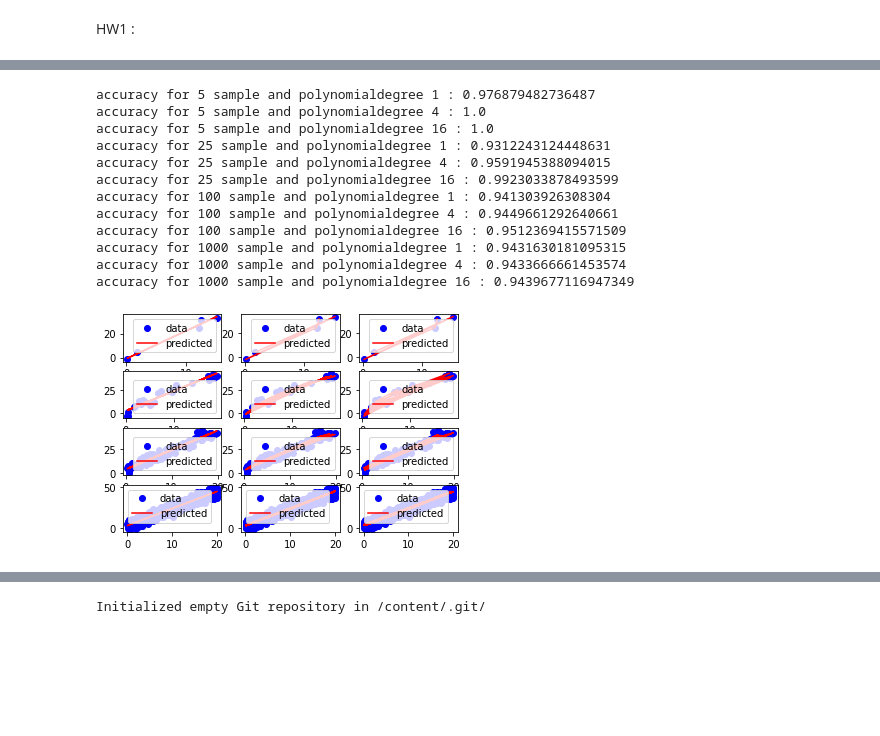
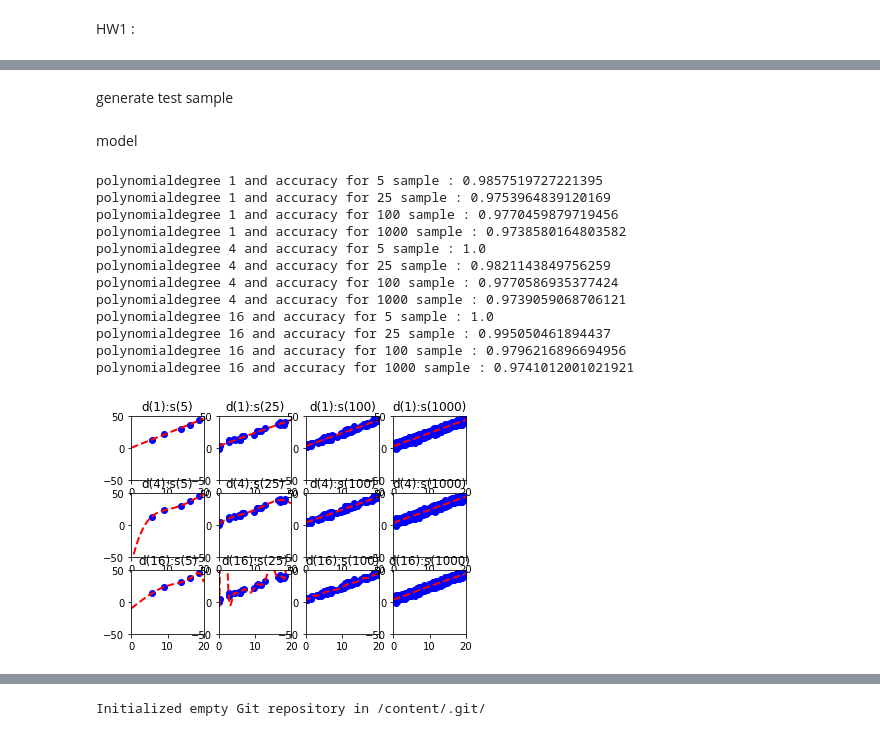
Before and after one commit to ameneh1376/winter_AI_school, a Jupyter notebook: hw1.ipynb, the cells around one changed output, grey strips where cells are left out. Saved outputs shown, nothing was run; the diff lists cells and outputs as text; code cells hidden in the pictures; blank space fills up the shorter version.

```diff
--- a/hw1.ipynb
+++ b/hw1.ipynb
@@ -36,30 +32,54 @@ for i in range(4):
+# %%
+degree = [1,4,16]
+new_features = [[],[],[]]
+
+for i in range(4):
+  X[i] = X[i].reshape(-1,1)
+  for j in range(3):
+    poly = PolynomialFeatures(degree[j])  # extract power of feature for degree 1 4 16
+    new_features[j].append(poly.fit_transform(X[i]))
+# %% [markdown]
+generate test sample
+# %%
+x_line = np.arange(0, 20, 0.1).reshape(-1, 1)
+y_line = m * x_line + b # generate output per input feature
+x_line_poly = []
+for j in range(3):
+    poly = PolynomialFeatures(degree[j])  # extract power of feature for degree 1 4 16
+    x_line_poly.append(poly.fit_transform(x_line))
+# %% [markdown]
+model
 # %%
-lr_model = LinearRegression(normalize=True)
-y_pred = [[],[],[],[]]
-accuracy = np.zeros((4,3))
-plt.subplots(4,3)
-for i in range(4):
-  for j in range(3):
-
-    lr_model.fit(new_features[i][j],y[i])
-    y_pred[i].append(lr_model.predict(new_features[i][j]))
-    accuracy[i][j] =lr_model.score(new_features[i][j], y[i])
-    print('accuracy for {} sample and polynomialdegree {} :'.format(sample[i],degree[j]), accuracy[i][j])
-    plt.subplot(4,3,3*i+j+1)
-    plt.plot(X[i],y[i],'bo',label='data')
-    plt.plot(X[i],y_pred[i][j],'r-',label='predicted')
-    plt.legend()
+y_pred = [[],[],[]]
+accuracy = np.zeros((3,4))
+plt.subplots(3,4)
+for i in range(3):# for degree
+  for j in range(4): # for sample size
+    lr_model = LinearRegression(normalize=True)
+    lr_model.fit(new_features[i][j][:,1:],y[j])
+    y_pred[i].append(lr_model.predict(x_line_poly[i][:,1:]))
+    # accuracy[i][j] =lr_model.score(x_line_poly[i][:,1:],y_line))
+    accuracy[i][j] =lr_model.score(new_features[i][j][:,1:],y[j])
+    print('polynomialdegree {} and accuracy for {} sample :'.format(degree[i],sample[j]), accuracy[i][j])
+    plt.subplot(3,4,4*i+j+1)
+    plt.xlim((0,20))
+    plt.ylim((-50,50))
+    plt.title('d('+str(degree[i])+'):s('+str(sample[j])+')')
+    plt.plot(X[j],y[j],'bo',linewidth=2)
+    plt.plot(x_line,y_pred[i][j],'r--',linewidth=2)
+    # plt.legend(),label='predicted',label='data'
+# print(accuracy)
 # %% [output]
-accuracy for 5 sample and polynomialdegree 1 : 0.976879482736487
-accuracy for 5 sample and polynomialdegree 4 : 1.0
-accuracy for 5 sample and polynomialdegree 16 : 1.0
-accuracy for 25 sample and polynomialdegree 1 : 0.9312243124448631
-accuracy for 25 sample and polynomialdegree 4 : 0.9591945388094015
-accuracy for 25 sample and polynomialdegree 16 : 0.9923033878493599
-accuracy for 100 sample and polynomialdegree 1 : 0.941303926308304
-accuracy for 100 sample and polynomialdegree 4 : 0.9449661292640661
-accuracy for 100 sample and polynomialdegree 16 : 0.9512369415571509
-accuracy for 1000 sample and polynomialdegree 1 : 0.9431630181095315
-accuracy for 1000 sample and polynomialdegree 4 : 0.9433666661453574
-accuracy for 1000 sample and polynomialdegree 16 : 0.9439677116947349
+polynomialdegree 1 and accuracy for 5 sample : 0.9857519727221395
+polynomialdegree 1 and accuracy for 25 sample : 0.9753964839120169
+polynomialdegree 1 and accuracy for 100 sample : 0.9770459879719456
+polynomialdegree 1 and accuracy for 1000 sample : 0.9738580164803582
+polynomialdegree 4 and accuracy for 5 sample : 1.0
+polynomialdegree 4 and accuracy for 25 sample : 0.9821143849756259
+polynomialdegree 4 and accuracy for 100 sample : 0.9770586935377424
+polynomialdegree 4 and accuracy for 1000 sample : 0.9739059068706121
+polynomialdegree 16 and accuracy for 5 sample : 1.0
+polynomialdegree 16 and accuracy for 25 sample : 0.995050461894437
+polynomialdegree 16 and accuracy for 100 sample : 0.9796216896694956
+polynomialdegree 16 and accuracy for 1000 sample : 0.9741012001021921
-[figure, old version]
+[figure, new version]
```
Also changed, not shown: parts of 6 cells of this notebook.
